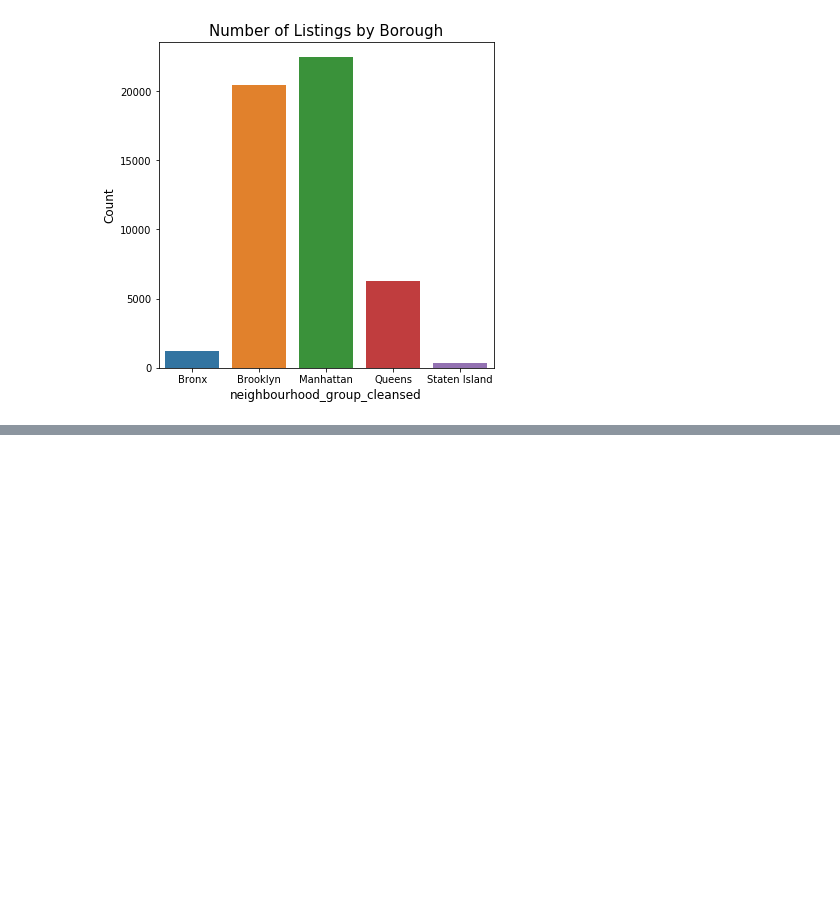
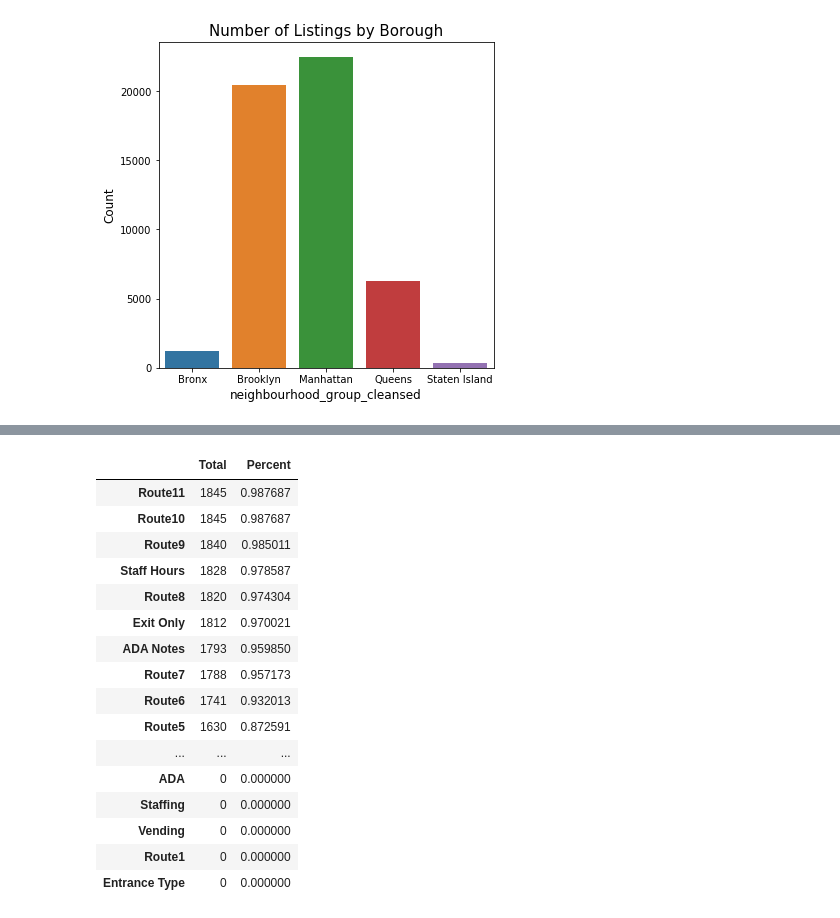
Before and after one commit to dcollaguazo/Airbnb-Price-Prediction, a Jupyter notebook: variable_exploration/Aisha/Aisha_Airbnb_Dataset.ipynb, the cells around one changed output, grey strips where cells are left out. Saved outputs shown, nothing was run; the diff lists cells and outputs as text; code cells hidden in the pictures; blank space fills up the shorter version.

```diff
--- a/variable_exploration/Aisha/Aisha_Airbnb_Dataset.ipynb
+++ b/variable_exploration/Aisha/Aisha_Airbnb_Dataset.ipynb
@@ -162,0 +233,27 @@ viz.show()
+# %%
+#to get a count of missing values for each column, and what percent of each column is null
+subway.isnull().sum()
+
+total = subway.isnull().sum().sort_values(ascending=False)
+percent = (subway.isnull().sum())/subway.isnull().count().sort_values(ascending=False)
+
+missing_data_2 = pd.concat([total, percent], axis=1, keys=['Total','Percent'], sort=False).sort_values('Total', ascending=False)
+missing_data_2.head(25)
+# %% [output]
+|  | Total | Percent |
+| Route11 | 1845 | 0.987687 |
+| Route10 | 1845 | 0.987687 |
+| Route9 | 1840 | 0.985011 |
+| Staff Hours | 1828 | 0.978587 |
+| Route8 | 1820 | 0.974304 |
+| Exit Only | 1812 | 0.970021 |
+| ADA Notes | 1793 | 0.959850 |
+| Route7 | 1788 | 0.957173 |
+| Route6 | 1741 | 0.932013 |
+| Route5 | 1630 | 0.872591 |
+| ... | ... | ... |
+| ADA | 0 | 0.000000 |
+| Staffing | 0 | 0.000000 |
+| Vending | 0 | 0.000000 |
+| Route1 | 0 | 0.000000 |
+| Entrance Type | 0 | 0.000000 |
```
Also changed, not shown: parts of 15 cells of this notebook.
